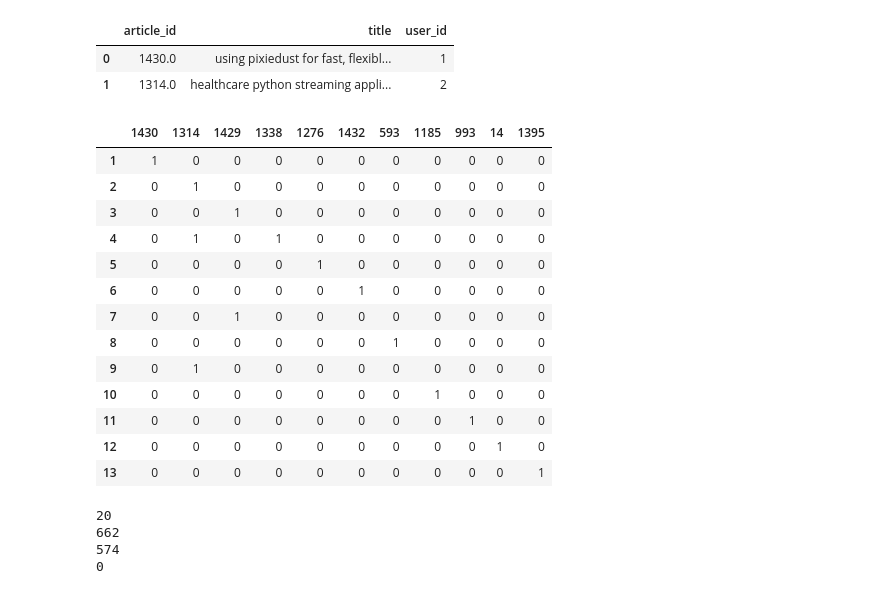
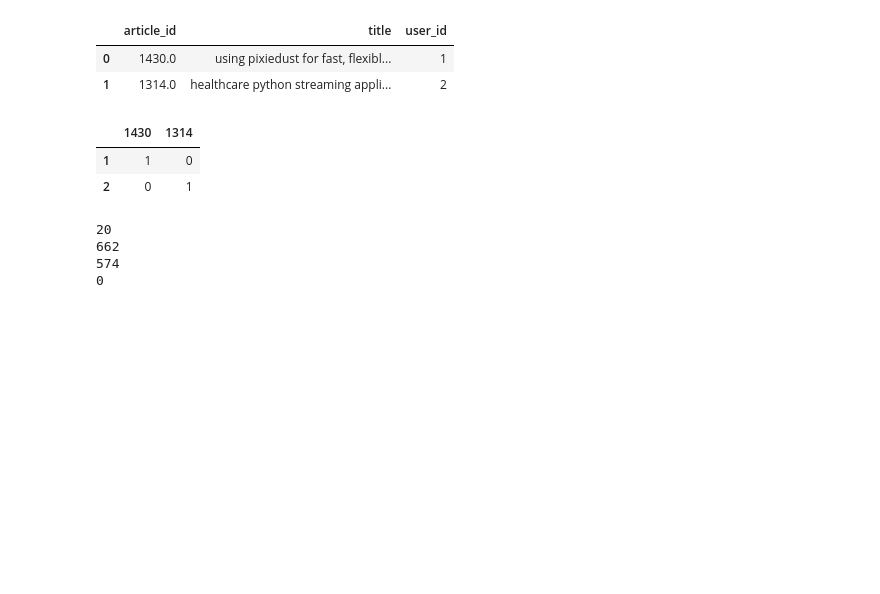
Before and after one commit to GaborJenei/Recommendations-with-IBM, a Jupyter notebook: Recommendations_with_IBM.ipynb, the cells around one changed output. Drawn from its saved outputs; the diff is of its cells as text; code cells hidden in the pictures; blank space fills up the shorter version.

```diff
--- a/Recommendations_with_IBM.ipynb
+++ b/Recommendations_with_IBM.ipynb
@@ -252,9 +234,0 @@ len(df)
-# %%
-users = df['user_id'].unique()
-items = np.array(df['article_id'].unique(), dtype=np.int)
-
-user_item_mat = pd.DataFrame(index=users, columns=items, data = 0)
-# %%
-for user in users:
-    user_items = np.array(df.loc[df['user_id']==user, 'article_id'].unique(), dtype=np.int)
-    user_item_mat.loc[user, user_items] = 1
@@ -720,22 +663,11 @@ df.head(2)
 | 0 | 1430.0 | using pixiedust for fast, flexibl... | 1 |
 | 1 | 1314.0 | healthcare python streaming appli... | 2 |
 # %%
-create_user_item_matrix(df.head(14))
+create_user_item_matrix(df.head(2))
 # %% [output]
-|  | 1430 | 1314 | 1429 | 1338 | 1276 | 1432 | 593 | 1185 | 993 | 14 | 1395 |
-| 1 | 1 | 0 | 0 | 0 | 0 | 0 | 0 | 0 | 0 | 0 | 0 |
-| 2 | 0 | 1 | 0 | 0 | 0 | 0 | 0 | 0 | 0 | 0 | 0 |
-| 3 | 0 | 0 | 1 | 0 | 0 | 0 | 0 | 0 | 0 | 0 | 0 |
-| 4 | 0 | 1 | 0 | 1 | 0 | 0 | 0 | 0 | 0 | 0 | 0 |
-| 5 | 0 | 0 | 0 | 0 | 1 | 0 | 0 | 0 | 0 | 0 | 0 |
-| 6 | 0 | 0 | 0 | 0 | 0 | 1 | 0 | 0 | 0 | 0 | 0 |
-| 7 | 0 | 0 | 1 | 0 | 0 | 0 | 0 | 0 | 0 | 0 | 0 |
-| 8 | 0 | 0 | 0 | 0 | 0 | 0 | 1 | 0 | 0 | 0 | 0 |
-| 9 | 0 | 1 | 0 | 0 | 0 | 0 | 0 | 0 | 0 | 0 | 0 |
-| 10 | 0 | 0 | 0 | 0 | 0 | 0 | 0 | 1 | 0 | 0 | 0 |
-| 11 | 0 | 0 | 0 | 0 | 0 | 0 | 0 | 0 | 1 | 0 | 0 |
-| 12 | 0 | 0 | 0 | 0 | 0 | 0 | 0 | 0 | 0 | 1 | 0 |
-| 13 | 0 | 0 | 0 | 0 | 0 | 0 | 0 | 0 | 0 | 0 | 1 |
+|  | 1430 | 1314 |
+| 1 | 1 | 0 |
+| 2 | 0 | 1 |
 # %%
 df_train = df.head(40000)
 df_test = df.tail(5993)
```
Also changed, not shown: parts of 24 cells of this notebook, 2 other files.
